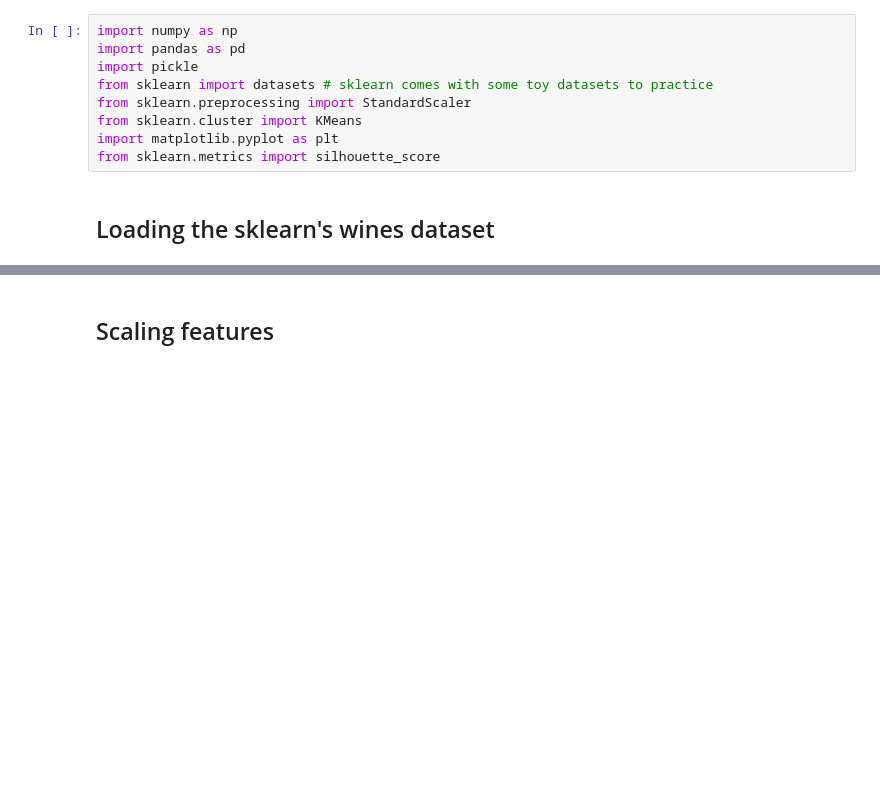
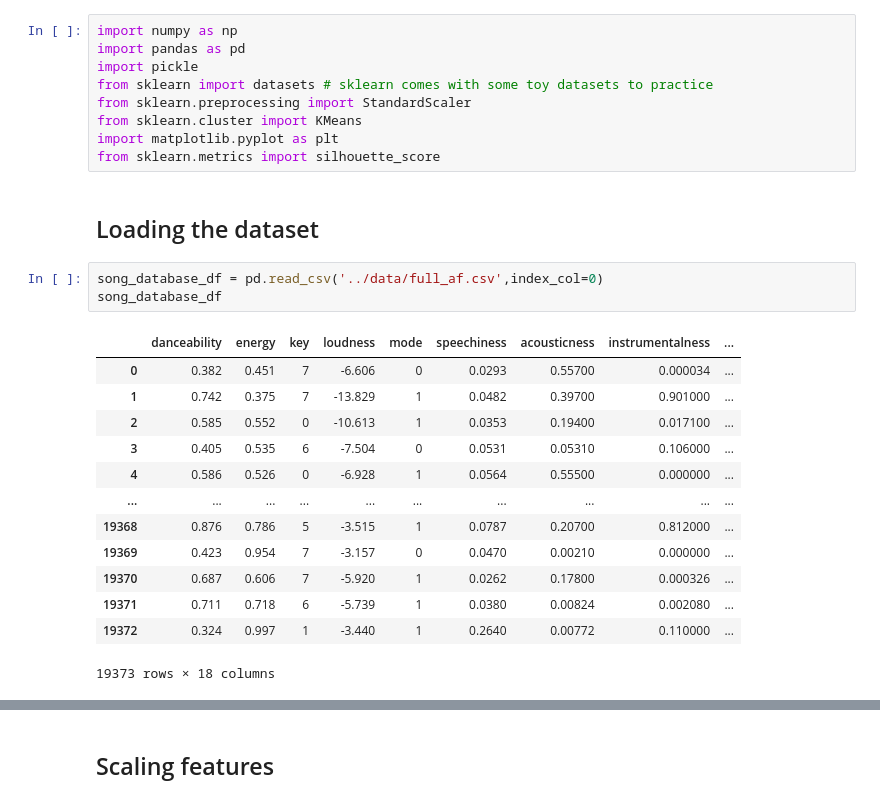
Before and after one commit to JKenny333/song_recomender, a Jupyter notebook: notebooks/song_recomender_model.ipynb, the cells around one changed output, grey strips where cells are left out. Cells and saved outputs as stored; diff of their text form; blank space fills up the shorter version.

```diff
--- a/notebooks/song_recomender_model.ipynb
+++ b/notebooks/song_recomender_model.ipynb
@@ -12,4 +56,21 @@ from sklearn.cluster import KMeans
 import matplotlib.pyplot as plt
 from sklearn.metrics import silhouette_score
 # %% [markdown]
-## Loading the sklearn's wines dataset
+## Loading the dataset
+# %%
+song_database_df = pd.read_csv('../data/full_af.csv',index_col=0)
+song_database_df
+# %% [output]
+|  | danceability | energy | key | loudness | mode | speechiness | acousticness | instrumentalness | ... |
+| 0 | 0.382 | 0.451 | 7 | -6.606 | 0 | 0.0293 | 0.55700 | 0.000034 | ... |
+| 1 | 0.742 | 0.375 | 7 | -13.829 | 1 | 0.0482 | 0.39700 | 0.901000 | ... |
+| 2 | 0.585 | 0.552 | 0 | -10.613 | 1 | 0.0353 | 0.19400 | 0.017100 | ... |
+| 3 | 0.405 | 0.535 | 6 | -7.504 | 0 | 0.0531 | 0.05310 | 0.106000 | ... |
+| 4 | 0.586 | 0.526 | 0 | -6.928 | 1 | 0.0564 | 0.55500 | 0.000000 | ... |
+| ... | ... | ... | ... | ... | ... | ... | ... | ... | ... |
+| 19368 | 0.876 | 0.786 | 5 | -3.515 | 1 | 0.0787 | 0.20700 | 0.812000 | ... |
+| 19369 | 0.423 | 0.954 | 7 | -3.157 | 0 | 0.0470 | 0.00210 | 0.000000 | ... |
+| 19370 | 0.687 | 0.606 | 7 | -5.920 | 1 | 0.0262 | 0.17800 | 0.000326 | ... |
+| 19371 | 0.711 | 0.718 | 6 | -5.739 | 1 | 0.0380 | 0.00824 | 0.002080 | ... |
+| 19372 | 0.324 | 0.997 | 1 | -3.440 | 1 | 0.2640 | 0.00772 | 0.110000 | ... |
+19373 rows × 18 columns
```
Also changed, not shown: parts of 21 cells of this notebook, 8 other files.
